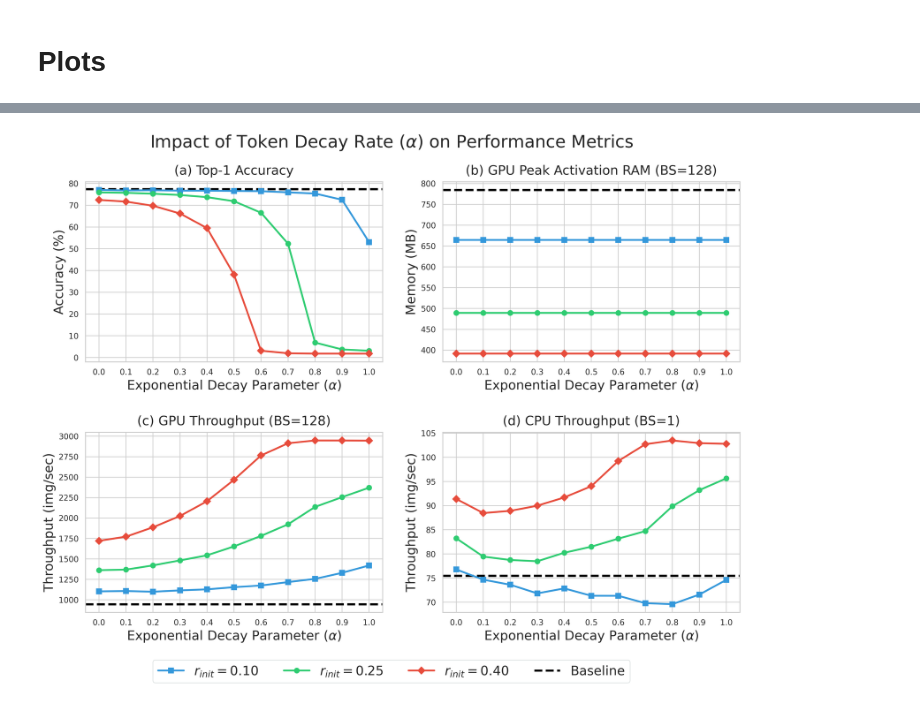
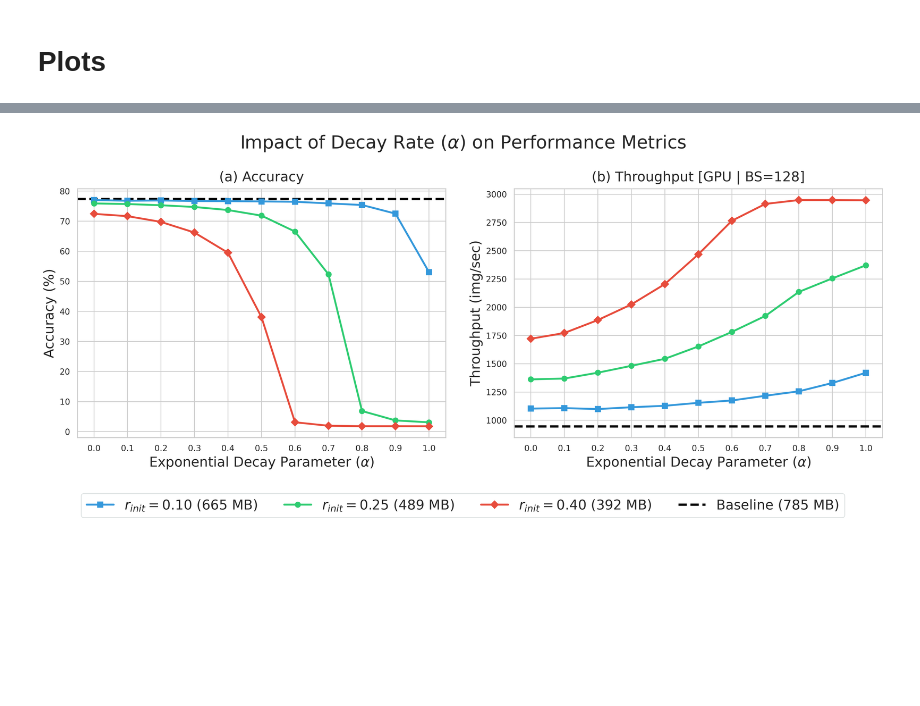
Before and after one commit to junseokm/sret-tome, a Jupyter notebook: plots.ipynb, the cells around one changed output, grey strips where cells are left out. Cells and saved outputs as stored; diff of their text form; code cells hidden in the pictures; blank space fills up the shorter version.

```diff
--- a/plots.ipynb
+++ b/plots.ipynb
@@ -159,51 +140,53 @@ for col in metrics:
 
 baseline = df_merged[(df_merged['initial_r'] == 0.0) & (df_merged['alpha'] == 1.0)].iloc[0]
 
-fig, axes = plt.subplots(2, 2, figsize=(14, 11))
-ax_acc, ax_pam = axes[0, 0], axes[0, 1]
-ax_gpu_tp, ax_cpu_tp = axes[1, 0], axes[1, 1]
+fig, axes = plt.subplots(1, 2, figsize=(16, 7))
+ax_acc, ax_gpu_tp = axes[0], axes[1]
 
 r_configs = {
     0.10: {'color': '#3498db', 'marker': 's', 'label': '$r_{init}=0.10$'},
     0.25: {'color': '#2ecc71', 'marker': 'o', 'label': '$r_{init}=0.25$'},
     0.40: {'color': '#e74c3c', 'marker': 'D', 'label': '$r_{init}=0.40$'}
 }
 
 alphas = np.arange(0.0, 1.1, 0.1)
 
 for r_val, cfg in r_configs.items():
     subset = df_merged[np.isclose(df_merged['initial_r'], r_val)].sort_values('alpha')
     x = subset['alpha']
 
-    ax_acc.plot(x, subset['accuracy'], color=cfg['color'], marker=cfg['marker'], markersize=7, label=cfg['label'], zorder=3)
-    ax_pam.plot(x, subset['activation_mem_bs128'], color=cfg['color'], marker=cfg['marker'], markersize=7, zorder=3)
+    static_pam = subset['activation_mem_bs128'].iloc[0]
+    legend_label = f"{cfg['label']} ({static_pam:.0f} MB)"
+
+    ax_acc.plot(x, subset['accuracy'], color=cfg['color'], marker=cfg['marker'], markersize=7, label=legend_label, zorder=3)
     ax_gpu_tp.plot(x, subset['throughput_bs128'], color=cfg['color'], marker=cfg['marker'], markersize=7, zorder=3)
-    ax_cpu_tp.plot(x, subset['throughput'], color=cfg['color'], marker=cfg['marker'], markersize=7, zorder=3)
 
-def format_ax(ax, title, ylabel, baseline_val, show_baseline=True):
+def format_ax(ax, title, ylabel, baseline_val, baseline_label='Baseline', show_baseline=True):
     ax.set_title(title, pad=10)
     ax.set_xlabel(r'Exponential Decay Parameter ($\alpha$)')
     ax.set_ylabel(ylabel)
     ax.set_xticks(alphas)
     ax.set_xlim(-0.05, 1.05)
     if show_baseline:
-        ax.axhline(baseline_val, color='black', linestyle='--', linewidth=3, zorder=1, label='Baseline')
+        ax.axhline(baseline_val, color='black', linestyle='--', linewidth=3, zorder=1, label=baseline_label)
 
-format_ax(ax_acc, '(a) Top-1 Accuracy', 'Accuracy (%)', baseline['accuracy'])
-format_ax(ax_pam, '(b) GPU Peak Activation RAM (BS=128)', 'Memory (MB)', baseline['activation_mem_bs128'])
-format_ax(ax_gpu_tp, '(c) GPU Throughput (BS=128)', 'Throughput (img/sec)', baseline['throughput_bs128'])
-format_ax(ax_cpu_tp, '(d) CPU Throughput (BS=1)', 'Throughput (img/sec)', baseline['throughput'])
+base_pam = baseline['activation_mem_bs128']
+base_label = f"Baseline ({base_pam:.0f} MB)"
+
+format_ax(ax_acc, '(a) Accuracy', 'Accuracy (%)', baseline['accuracy'], base_label)
+format_ax(ax_gpu_tp, '(b) Throughput [GPU | BS=128]', 'Throughput (img/sec)', baseline['throughput_bs128'], base_label)
 
 handles, labels = ax_acc.get_legend_handles_labels()
 
-fig.suptitle(r'Impact of Token Decay Rate ($\alpha$) on Performance Metrics', fontsize=24)
-fig.legend(handles, labels, loc='lower center', bbox_to_anchor=(0.5, 0.0), ncol=4, frameon=True, facecolor='white', edgecolor='#d5dbdb', fontsize=18)
-fig.tight_layout(rect=[0, 0.06, 1, 1], h_pad=2.0, w_pad=2.0)
+fig.suptitle(r'Impact of Decay Rate ($\alpha$) on Performance Metrics', fontsize=24)
+fig.legend(handles, labels, loc='lower center', bbox_to_anchor=(0.5, -0.05), ncol=4, frameon=True, facecolor='white', edgecolor='#d5dbdb', fontsize=18)
+fig.tight_layout(rect=[0, 0.06, 1, 1], w_pad=2.0)
 fig.savefig('plots/decay_effect.pdf', bbox_inches='tight')
+fig.savefig('plots/decay_effect.png', bbox_inches='tight')
 plt.show()
 plt.close(fig)
 # %% [output]
-[figure, old version]
+[figure, new version]
 # %%
 import matplotlib.pyplot as plt
 import seaborn as sns
```
Also changed, not shown: parts of 3 cells of this notebook, 7 other files.
